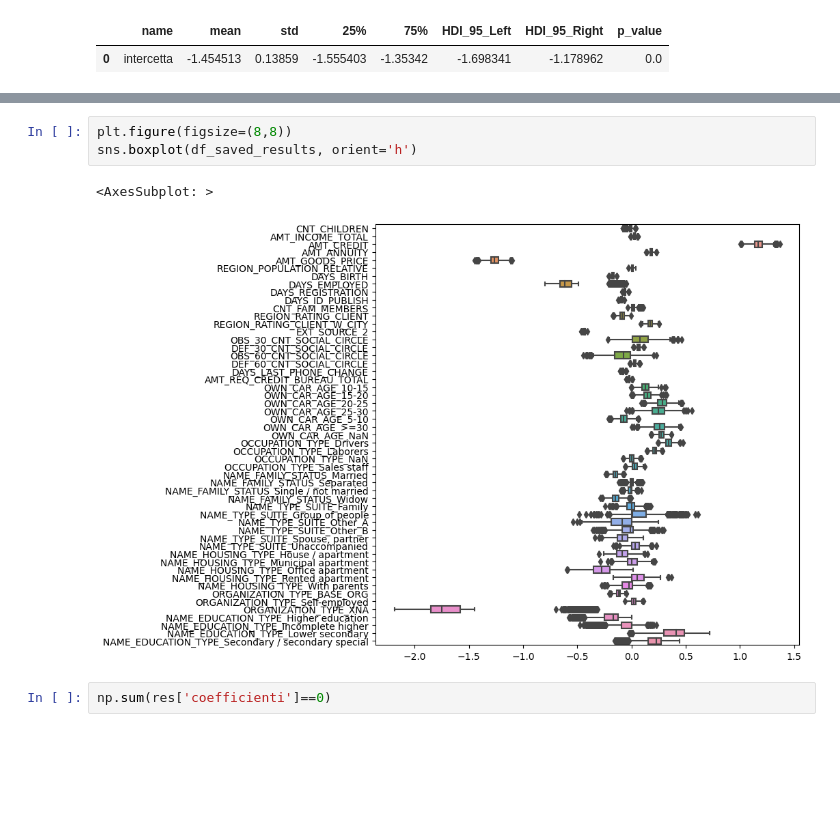
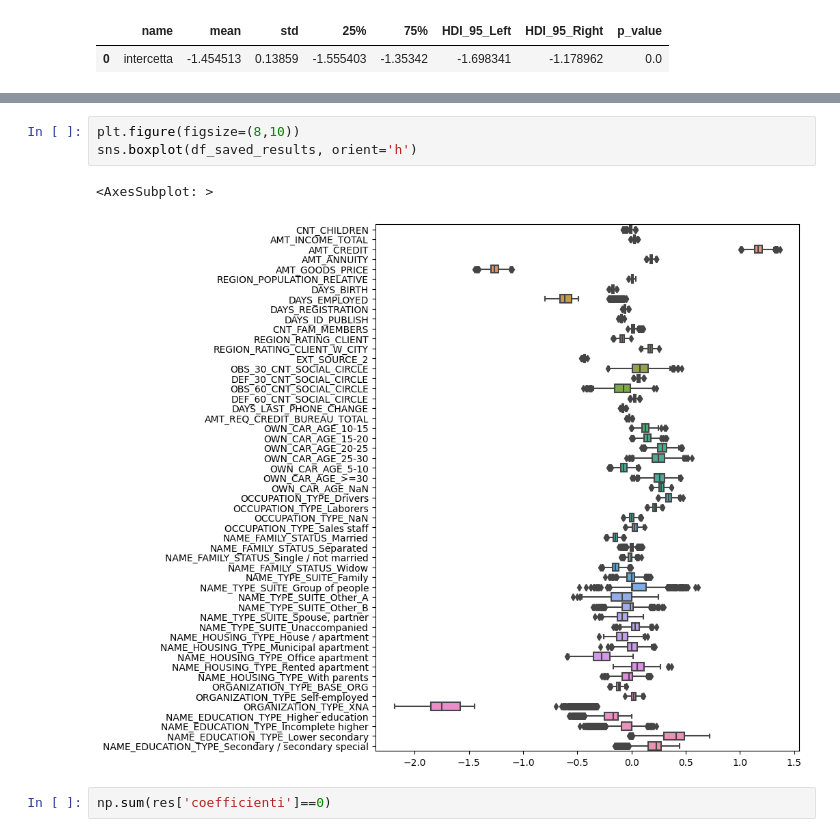
Before and after one commit to bruno-polimi/nonparametric_2022_23, a Jupyter notebook: RENBOOT/risultati_piu_covariate/open_results_bootstrap.ipynb, the cells around one changed output, grey strips where cells are left out. Drawn from its saved outputs; the diff is of its cells as text; blank space fills up the shorter version.

```diff
--- a/RENBOOT/risultati_piu_covariate/open_results_bootstrap.ipynb
+++ b/RENBOOT/risultati_piu_covariate/open_results_bootstrap.ipynb
@@ -178,9 +177,9 @@ plt.grid()
 # %%
-plt.figure(figsize=(8,8))
+plt.figure(figsize=(8,10))
 sns.boxplot(df_saved_results, orient='h')
 # %% [output]
 <AxesSubplot: >
-[figure, old version]
+[figure, new version]
 # %%
 np.sum(res['coefficienti']==0)
 # %% [output]
```
Also changed, not shown: parts of 5 cells of this notebook.
